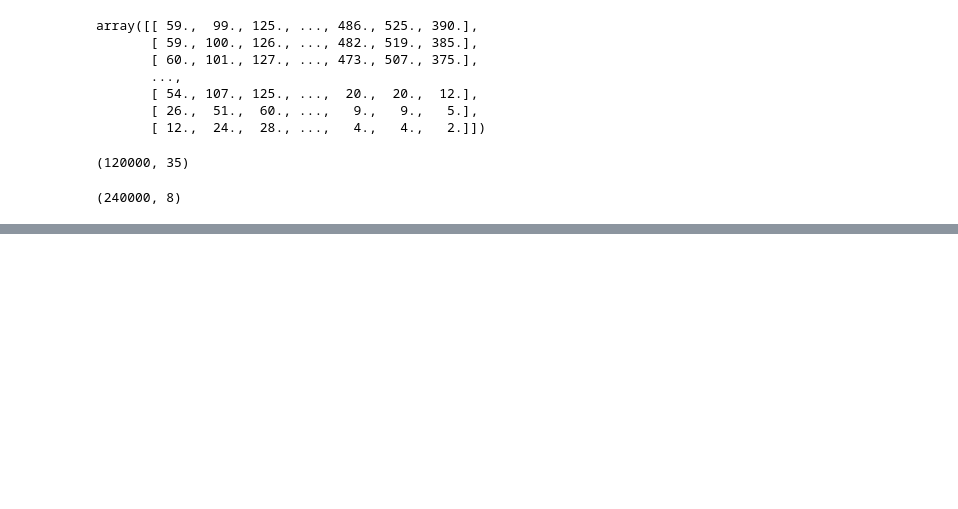
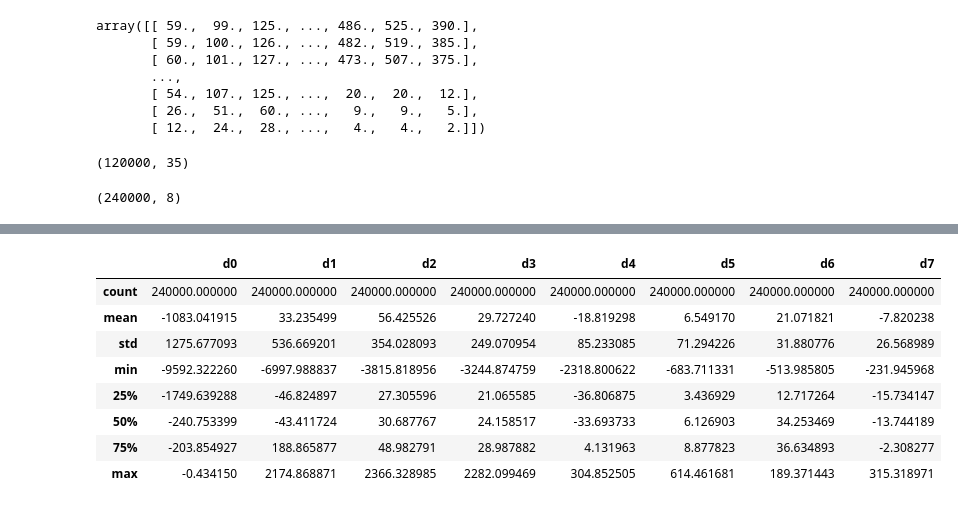
Before and after one commit to ViskaWei/CountSketch2020, a Jupyter notebook: code/cancer/nb/eval_dataset.ipynb, the cells around one changed output, grey strips where cells are left out. Cells and saved outputs as stored; diff of their text form; code cells hidden in the pictures; blank space fills up the shorter version.

```diff
--- a/code/cancer/nb/eval_dataset.ipynb
+++ b/code/cancer/nb/eval_dataset.ipynb
@@ -84,0 +107,14 @@ t1_array.shape
+# %%
+ftr_pd=pd.DataFrame(vecs, columns=[f'd{i}' for i in range(8)])
+# %%
+ftr_pd.describe()
+# %% [output]
+|  | d0 | d1 | d2 | d3 | d4 | d5 | d6 | d7 |
+| count | 240000.000000 | 240000.000000 | 240000.000000 | 240000.000000 | 240000.000000 | 240000.000000 | 240000.000000 | 240000.000000 |
+| mean | -1083.041915 | 33.235499 | 56.425526 | 29.727240 | -18.819298 | 6.549170 | 21.071821 | -7.820238 |
+| std | 1275.677093 | 536.669201 | 354.028093 | 249.070954 | 85.233085 | 71.294226 | 31.880776 | 26.568989 |
+| min | -9592.322260 | -6997.988837 | -3815.818956 | -3244.874759 | -2318.800622 | -683.711331 | -513.985805 | -231.945968 |
+| 25% | -1749.639288 | -46.824897 | 27.305596 | 21.065585 | -36.806875 | 3.436929 | 12.717264 | -15.734147 |
+| 50% | -240.753399 | -43.411724 | 30.687767 | 24.158517 | -33.693733 | 6.126903 | 34.253469 | -13.744189 |
+| 75% | -203.854927 | 188.865877 | 48.982791 | 28.987882 | 4.131963 | 8.877823 | 36.634893 | -2.308277 |
+| max | -0.434150 | 2174.868871 | 2366.328985 | 2282.099469 | 304.852505 | 614.461681 | 189.371443 | 315.318971 |
```
Also changed, not shown: parts of 12 cells of this notebook, 7 other files.
